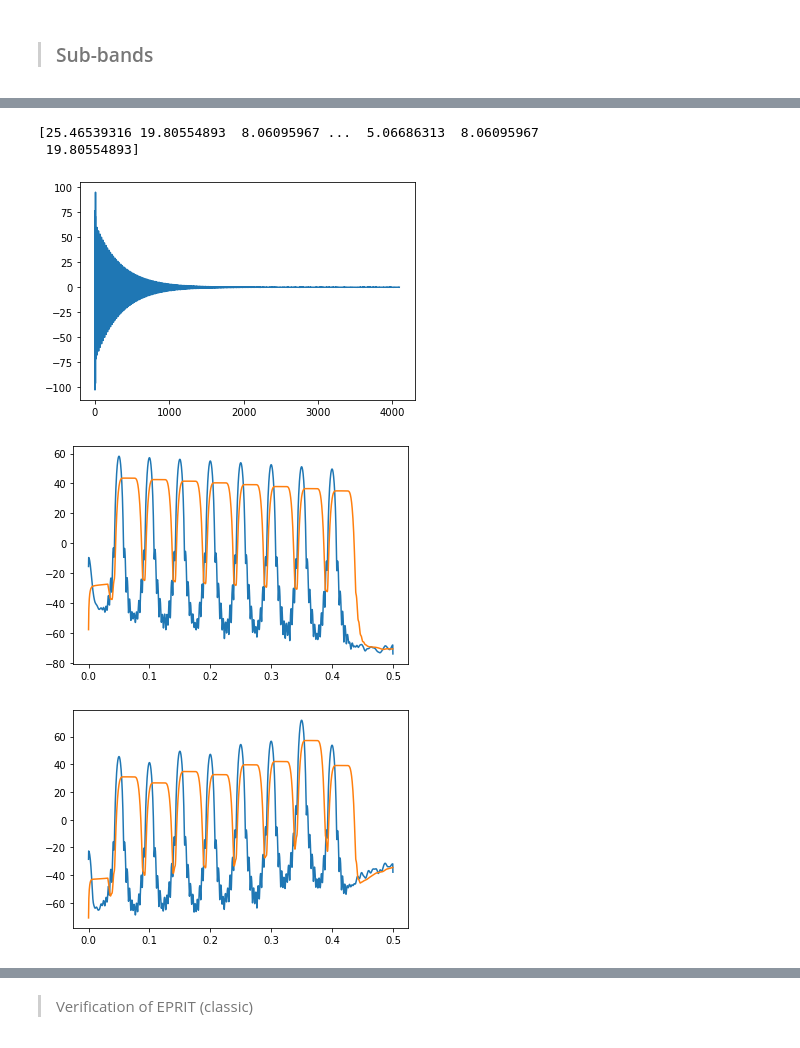
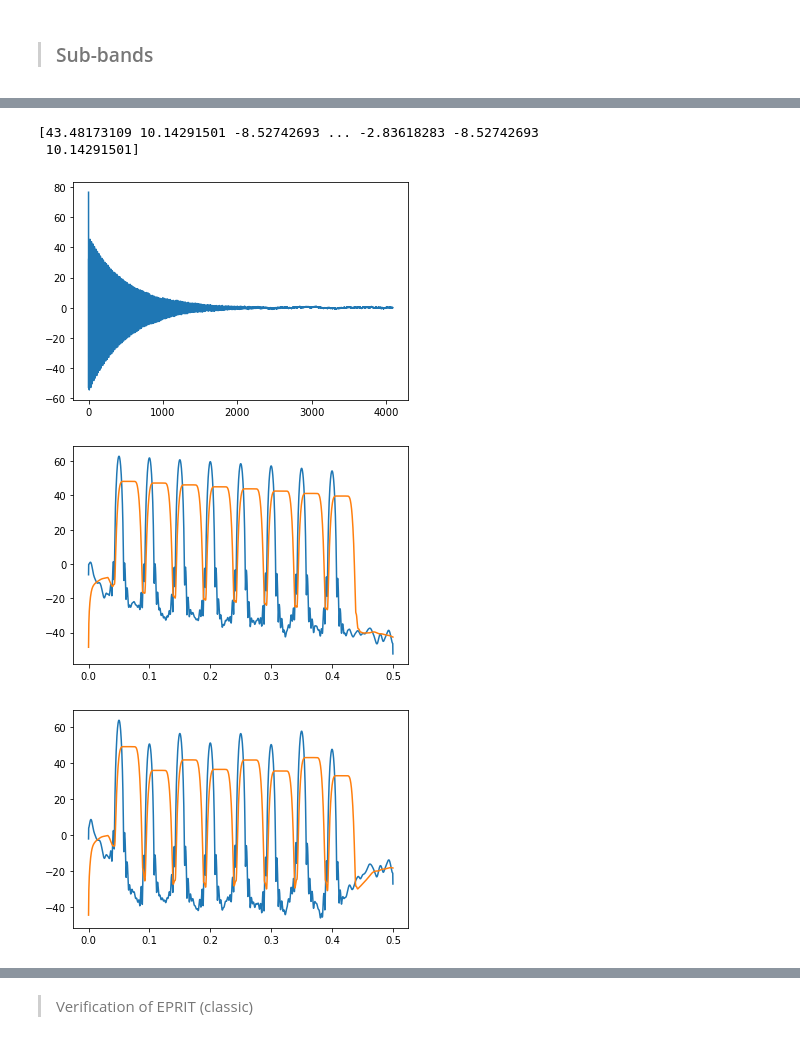
Before and after one commit to piptouque/atiam_pam_hrparam, a Jupyter notebook: source/ESPRIT-Roy.ipynb, the cells around one changed output, grey strips where cells are left out. Drawn from its saved outputs; the diff is of its cells as text; code cells hidden in the pictures.

```diff
--- a/source/ESPRIT-Roy.ipynb
+++ b/source/ESPRIT-Roy.ipynb
@@ -118,7 +120,7 @@ def whiten(x : np.ndarray, smoothing_order : int, AR_order : int): # add input??
     PSD_noise = signal.lfilter(b, [1], PSD_x)       # smoothed PSD = estimation of the noise PSD
 
     # Step 3: calculating the autocovariance of the noise
-    AC = np.abs(np.fft.ifft(PSD_noise, Nfft))                     # autocovariance (vector) of the noise
+    AC = np.real(np.fft.ifft(PSD_noise, Nfft))                     # autocovariance (vector) of the noise
     print(AC)
     R = toeplitz(AC[:AR_order-1],AC[:AR_order-1])   # coefficients matrix of the Yule-Walker system
                                                     # = autocovariance matrix with the last row and last column removed
@@ -311,7 +297,8 @@ Tremolo Synthesis
 # This function synthesizes a sinusoidal signal, with set frequencies, amplitudes, initial phases, and damping factors
 # with optional tremolo effect (FM) and noise (white, pink, or red)
 
-def synthesize(N: int, delta: np.ndarray, f: np.ndarray, a: np.ndarray, phi : np.ndarray, f_m : float, mod_index : float, noise_index : int, sin_to_noise : int):
+def synthesize(N: int, delta: np.ndarray, f: np.ndarray, a: np.ndarray, phi : np.ndarray,
+    f_m : float = 0, mod_index : float = 0, noise_index : int = 0, sin_to_noise : int = 0):
     # input
         # N: length of the signal (discrete)
         # delta: array of damping factors
@@ -325,6 +312,7 @@ def synthesize(N: int, delta: np.ndarray, f: np.ndarray, a: np.ndarray, phi : np
             # 1: white noise
             # 2: pink noise
             # 3: red noise
+        # sin_to_noise: sinusoids to noise ratio to estimate a desired SNR
 
     t_array = np.arange(N)          #time array
     logz = delta + 1j*2*np.pi*f     #log of poles
@@ -344,10 +332,10 @@ def synthesize(N: int, delta: np.ndarray, f: np.ndarray, a: np.ndarray, phi : np
         noise = cn.powerlaw_psd_gaussian(noise_index-1, N)    # synthesizing noise
 
         # normalaizing the noise according to a sinusoids-to-noise ratio (in dB)
-        norm = np.exp(-(1/20)*(sin_to_noise + 10*np.log10(np.sum(noise**2)) - 10*np.log(np.sum(np.real(sinusoids)**2))))
+        norm = np.exp(-(1/20)*(sin_to_noise + 10*np.log10(np.sum(noise**2)) - 10*np.log10(np.sum(np.real(sinusoids)**2))))
         noise = norm*noise
         x = sinusoids + noise
-        SNR = 10*np.log(np.sum(np.real(x)**2)) - 10*np.log10(np.sum(noise**2))
+        SNR = 10*np.log10(np.sum(np.real(x)**2)) - 10*np.log10(np.sum(noise**2))
 
     return x, sinusoids, noise, SNR
 # %%
@@ -443,7 +481,7 @@ N_synth1 = 2**12-1
 
 K_synth1 = 8
 
-f_synth1 = 0.05*np.arange(1,K_trem1+1)
+f_synth1 = 0.05*np.arange(1,K_synth1+1)
 
 a_synth1 = np.array([18, 17, 16, 15, 14, 13, 12, 11])
 
@@ -452,7 +490,7 @@ delta_synth1 = -0.002*np.ones([K_synth1])
 phi_synth1 = np.array([0, 1.5, 0, 1, 0, 1.5, 0, 1])
 
 # synthesised signal
-x_synth1 = synthesize(N_synth1, delta_synth1, f_synth1, a_synth1, phi_synth1, 0, 0, 1, 120)
+x_synth1 = synthesize(N_synth1, delta_synth1, f_synth1, a_synth1, phi_synth1, 0, 0, 2, 50)
 
 print("SNR =", x_synth1[3], "dB")
 
@@ -520,30 +579,30 @@ times_sig = np.arange(N_synth1) * fs
 # %%
 x_white1, freq1, PSD_x1, PSD_noise1, PSD_x_white1, PSD_noise_white1 = whiten(np.real(x_synth1[0]), 130, 10)
 
 plt.figure()
 
 plt.plot(np.arange(N_synth1), x_white1)
 
 plt.show()
 
 plt.figure()
 
-plt.plot(freq1, 20*np.log10(np.abs(PSD_x1)))
+plt.plot(freq1, 20*np.log10((PSD_x1)))
 
-plt.plot(freq1, 20*np.log10(np.abs(PSD_noise1)))
+plt.plot(freq1, 20*np.log10((PSD_noise1)))
 
 plt.show()
 
 plt.figure()
 
-plt.plot(freq1, 20*np.log10(np.abs(PSD_x_white1)))
+plt.plot(freq1, 20*np.log10((PSD_x_white1)))
 
-plt.plot(freq1, 20*np.log10(np.abs(PSD_noise_white1)))
+plt.plot(freq1, 20*np.log10((PSD_noise_white1)))
 
 plt.show()
 # %% [output]
-[25.46539316 19.80554893  8.06095967 ...  5.06686313  8.06095967
- 19.80554893]
+[43.48173109 10.14291501 -8.52742693 ... -2.83618283 -8.52742693
+ 10.14291501]
-[figure, old version]
+[figure, new version]
-[figure, old version]
+[figure, new version]
-[figure, old version]
+[figure, new version]
```
Also changed, not shown: parts of 21 cells of this notebook, 1 other file.
